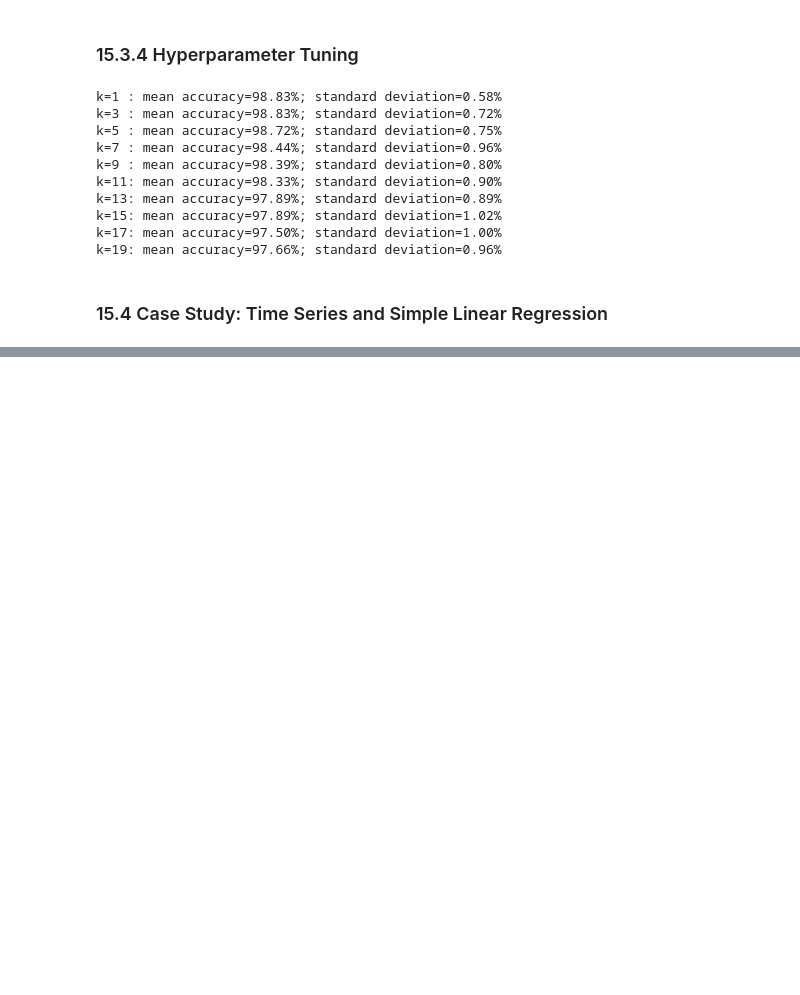
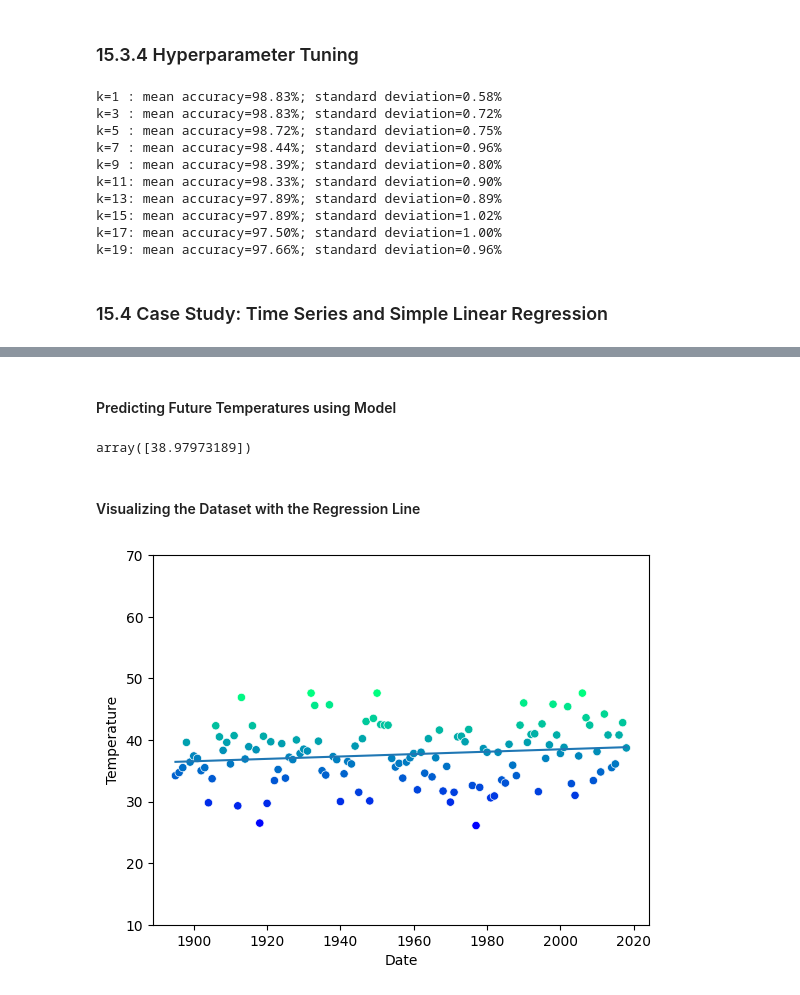
Before and after one commit to WadeBryson/datafun-07-ml-predictive, a Jupyter notebook: WadeBryson_Chapter15.ipynb, the cells around one changed output, grey strips where cells are left out. Saved outputs shown, nothing was run; the diff lists cells and outputs as text; code cells hidden in the pictures; blank space fills up the shorter version.

```diff
--- a/WadeBryson_Chapter15.ipynb
+++ b/WadeBryson_Chapter15.ipynb
@@ -269,3 +269,5 @@ k=19: mean accuracy=97.66%; standard deviation=0.96%
 # %%
 import pandas as pd
-nyc = pd.read_csv('ave_hi_nyc_')
+nyc = pd.read_csv('ave_hi_nyc_jan_1895-2018.csv')
+nyc.columns = ['Date', 'Temperature', 'Anomaly']
+nyc.Date = nyc.Date.floordiv(100)
@@ -271,0 +302,5 @@ nyc = pd.read_csv('ave_hi_nyc_')
+# %%
+from sklearn.linear_model import LinearRegression
+
+linear_regression = LinearRegression()
+linear_regression.fit(X=X_train, y=y_train)
@@ -271,0 +335,24 @@ nyc = pd.read_csv('ave_hi_nyc_')
+# %% [markdown]
+#### Predicting Future Temperatures using Model
+# %%
+predict = (lambda x: linear_regression.coef_ * x + linear_regression.intercept_)
+predict(2026)
+# %% [output]
+array([38.97973189])
+# %% [markdown]
+#### Visualizing the Dataset with the Regression Line
+# %%
+import seaborn as sns
+
+axes = sns.scatterplot(data=nyc, x='Date', y='Temperature',
+                       hue='Temperature', palette='winter', legend=False)
+axes.set_ylim(10, 70)
+
+import numpy as np
+x = np.array([min(nyc.Date.values), max(nyc.Date.values)])
+y = predict(x)
+
+import matplotlib.pyplot as plt
+line = plt.plot(x, y)
+# %% [output]
+[figure, added]
```
Also changed, not shown: parts of 15 cells of this notebook.
